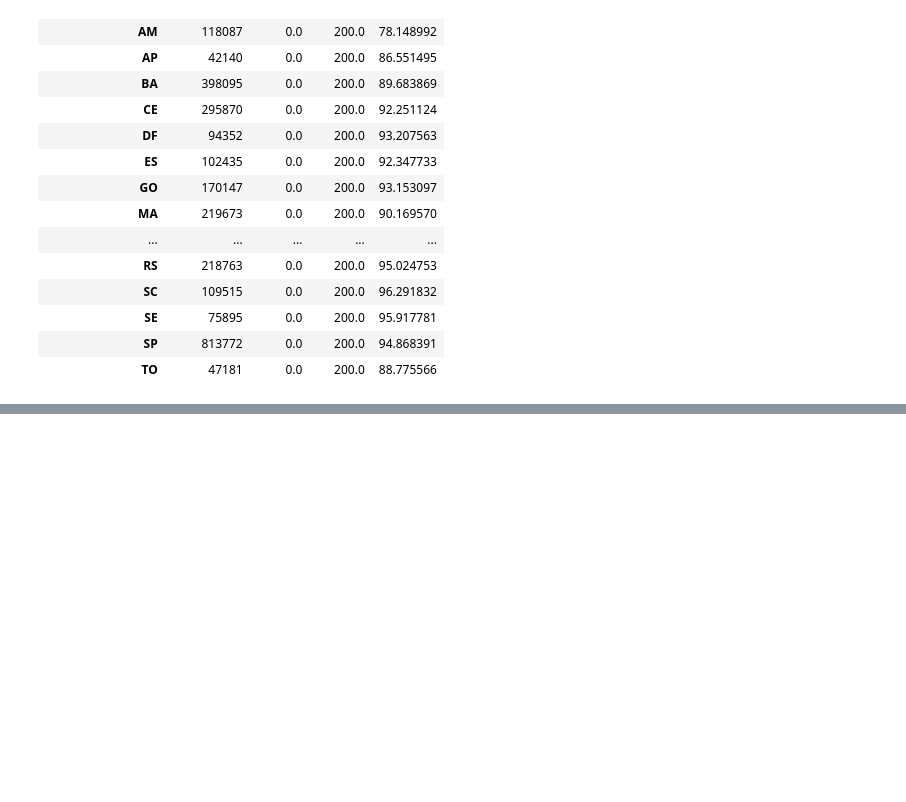
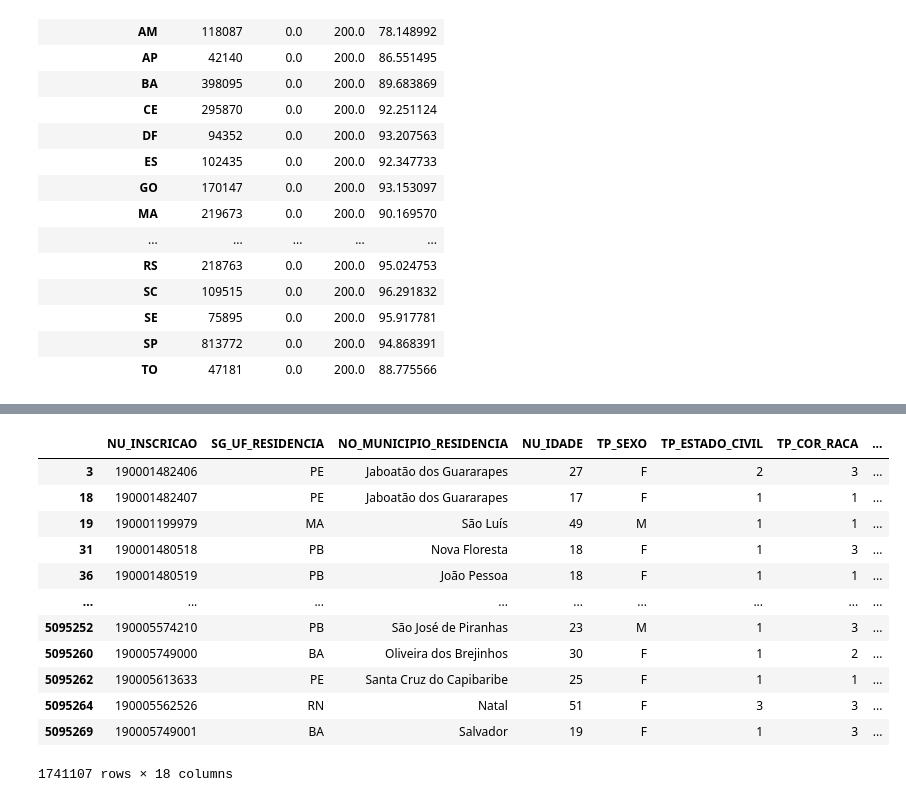
Before and after one commit to Juliana08Santos/Projeto_Enem, a Jupyter notebook: Enem.ipynb, the cells around one changed output, grey strips where cells are left out. Saved outputs shown, nothing was run; the diff lists cells and outputs as text; code cells hidden in the pictures; blank space fills up the shorter version.

```diff
--- a/Enem.ipynb
+++ b/Enem.ipynb
@@ -122,0 +175,17 @@ Text(0.5, 1.0, 'Valor da Nota Complementar 1 por Sexo')
+# %%
+dados_nordeste = dados[dados['SG_UF_RESIDENCIA'].isin(uf_nordeste)]
+dados_nordeste
+# %% [output]
+|  | NU_INSCRICAO | SG_UF_RESIDENCIA | NO_MUNICIPIO_RESIDENCIA | NU_IDADE | TP_SEXO | TP_ESTADO_CIVIL | TP_COR_RACA | ... |
+| 3 | 190001482406 | PE | Jaboatão dos Guararapes | 27 | F | 2 | 3 | ... |
+| 18 | 190001482407 | PE | Jaboatão dos Guararapes | 17 | F | 1 | 1 | ... |
+| 19 | 190001199979 | MA | São Luís | 49 | M | 1 | 1 | ... |
+| 31 | 190001480518 | PB | Nova Floresta | 18 | F | 1 | 3 | ... |
+| 36 | 190001480519 | PB | João Pessoa | 18 | F | 1 | 1 | ... |
+| ... | ... | ... | ... | ... | ... | ... | ... | ... |
+| 5095252 | 190005574210 | PB | São José de Piranhas | 23 | M | 1 | 3 | ... |
+| 5095260 | 190005749000 | BA | Oliveira dos Brejinhos | 30 | F | 1 | 2 | ... |
+| 5095262 | 190005613633 | PE | Santa Cruz do Capibaribe | 25 | F | 1 | 1 | ... |
+| 5095264 | 190005562526 | RN | Natal | 51 | F | 3 | 3 | ... |
+| 5095269 | 190005749001 | BA | Salvador | 19 | F | 1 | 3 | ... |
+1741107 rows × 18 columns
```
Also changed, not shown: parts of 17 cells of this notebook.
